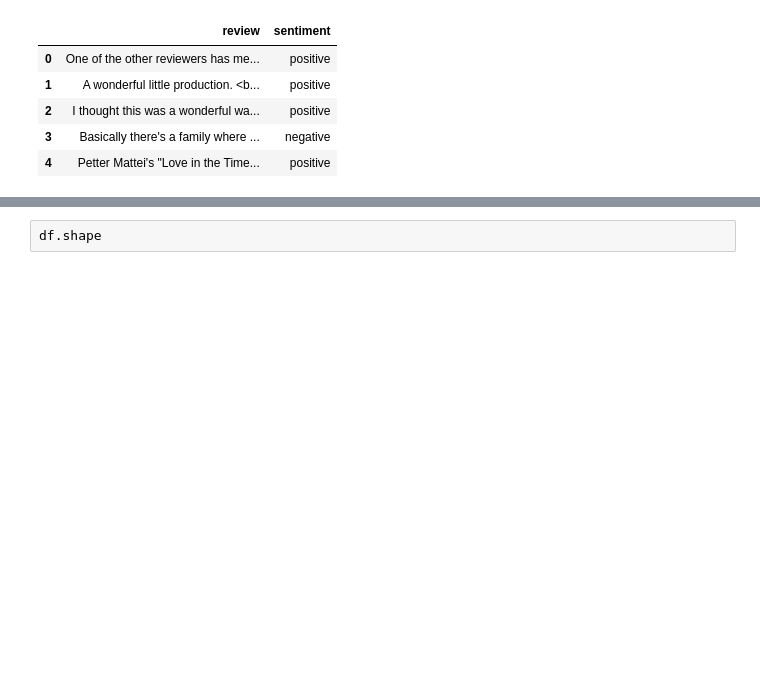
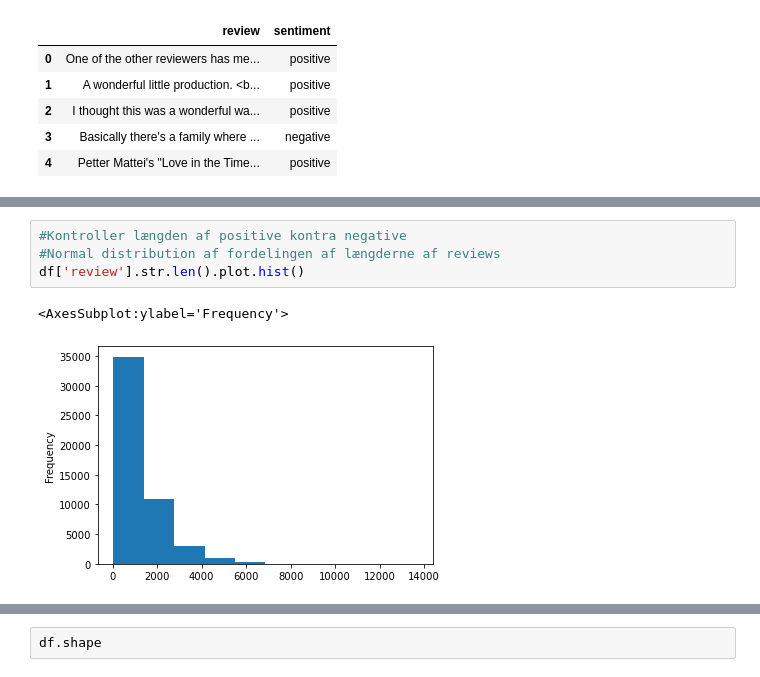
Before and after one commit to Wulffn/DSC_Exam, a Jupyter notebook: ML/IMDBDataRNN.ipynb, the cells around one changed output, grey strips where cells are left out. Cells and saved outputs as stored; diff of their text form; blank space fills up the shorter version.

```diff
--- a/ML/IMDBDataRNN.ipynb
+++ b/ML/IMDBDataRNN.ipynb
@@ -20,0 +44,7 @@ df.head()
+# %%
+#Kontroller længden af positive kontra negative
+#Normal distribution af fordelingen af længderne af reviews
+df['review'].str.len().plot.hist()
+# %% [output]
+<AxesSubplot:ylabel='Frequency'>
+[figure, added]
```
Also changed, not shown: parts of 18 cells of this notebook, 5 other files.
